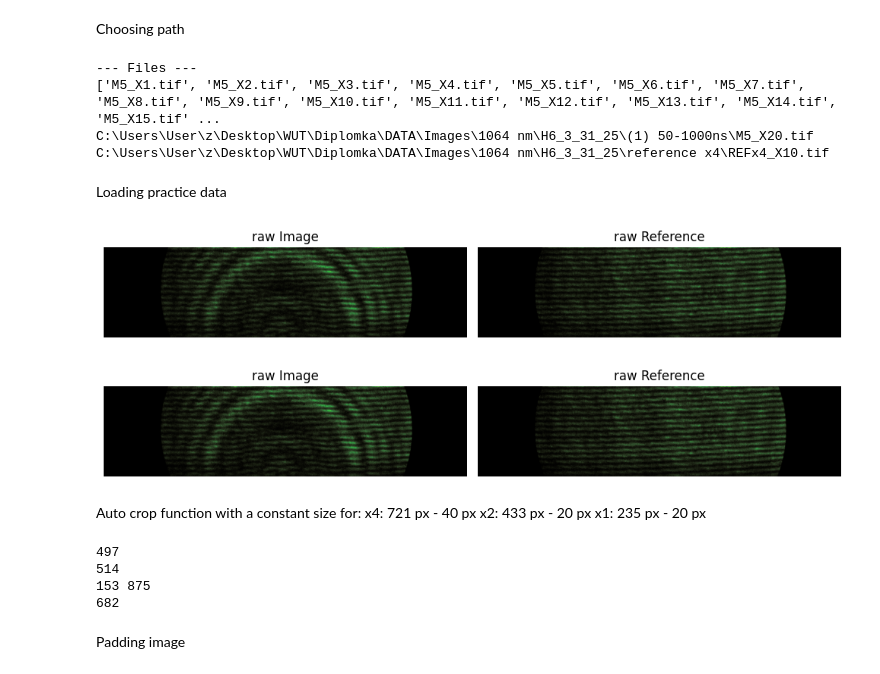
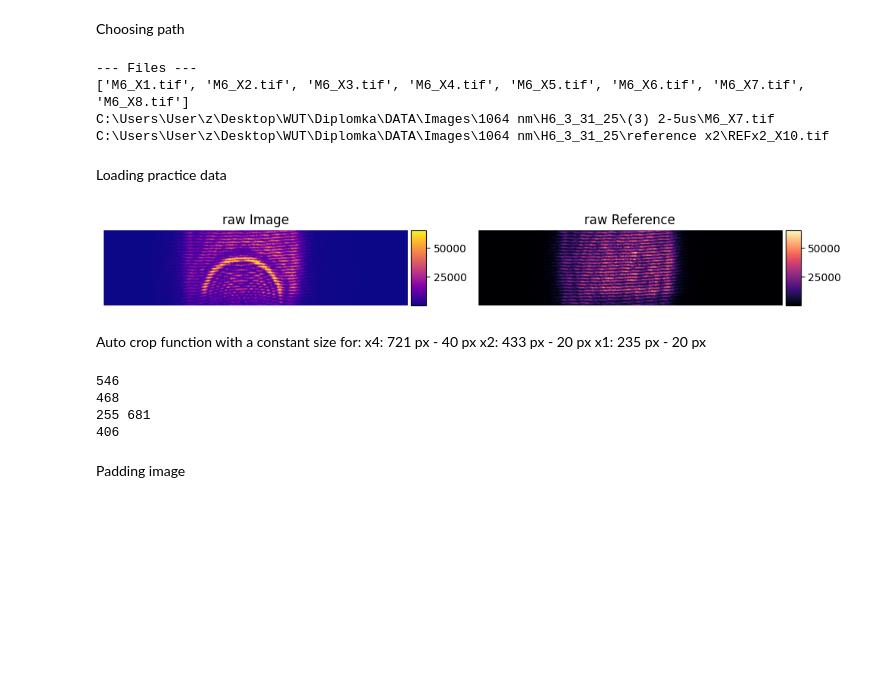
Before and after one commit to josef-codes/Abel-inversion, a Jupyter notebook: src/Phase_shift_extraction_automated.ipynb, the cells around one changed output. Saved outputs shown, nothing was run; the diff lists cells and outputs as text; code cells hidden in the pictures; blank space fills up the shorter version.

```diff
--- a/src/Phase_shift_extraction_automated.ipynb
+++ b/src/Phase_shift_extraction_automated.ipynb
@@ -67,16 +67,16 @@ print("--- Files ---")
 # path_img_files = os.path.join(path4, folders4[1])
 # path_ref_files = os.path.join(path, folders[1], folders2[1], folders3[9])
 
-path_img_files = constants.dir_1064_H6_1
-path_ref_files = constants.dir_1064_x4_H6
+path_img_files = constants.dir_1064_H6_3
+path_ref_files = constants.dir_1064_x2_H6
 
 files_img = global_utils.get_file_names(path_img_files)
 files_img = global_utils.filter_by_M_exact(
     files_img,
-    exact = 5
+    exact = 6
 )
 print(files_img)
-img_path = os.path.join(path_img_files, files_img[19]) #
+img_path = os.path.join(path_img_files, files_img[6]) #
 files_ref = global_utils.get_file_names(path_ref_files)
 ref_path = os.path.join(path_ref_files, files_ref[1]) #
 
@@ -95,21 +95,26 @@ print(img_path)
 print(ref_path)
 # %% [output]
 --- Files ---
-['M5_X1.tif', 'M5_X2.tif', 'M5_X3.tif', 'M5_X4.tif', 'M5_X5.tif', 'M5_X6.tif', 'M5_X7.tif', 'M5_X8.tif', 'M5_X9.tif', 'M5_X10.tif', 'M5_X11.tif', 'M5_X12.tif', 'M5_X13.tif', 'M5_X14.tif', 'M5_X15.tif' ...
-C:\Users\User\z\Desktop\WUT\Diplomka\DATA\Images\1064 nm\H6_3_31_25\(1) 50-1000ns\M5_X20.tif
-C:\Users\User\z\Desktop\WUT\Diplomka\DATA\Images\1064 nm\H6_3_31_25\reference x4\REFx4_X10.tif
+['M6_X1.tif', 'M6_X2.tif', 'M6_X3.tif', 'M6_X4.tif', 'M6_X5.tif', 'M6_X6.tif', 'M6_X7.tif', 'M6_X8.tif']
+C:\Users\User\z\Desktop\WUT\Diplomka\DATA\Images\1064 nm\H6_3_31_25\(3) 2-5us\M6_X7.tif
+C:\Users\User\z\Desktop\WUT\Diplomka\DATA\Images\1064 nm\H6_3_31_25\reference x2\REFx2_X10.tif
 # %% [markdown]
 Loading practice data
 # %%
 img = tiff.imread(img_path)
 ref = tiff.imread(ref_path)
 
 colormap = cmr.nuclear
-global_functions_im.plot_two_images(img, ref, title1='raw Image', title2='raw Reference',cmap=colormap)
+#global_functions_im.plot_two_images(img, ref, title1='raw Image', title2='raw Reference',cmap=colormap)
+fig = global_functions_im.plot_two_images(
+    img, ref, title1='raw Image', title2='raw Reference',
+    cmap1='plasma', cmap2='magma',
+    colorbar=True,
+    share_color_scale=False
+)
 # global_functions_im.plot_two_images(img, ref, title1='raw Image', title2='raw Reference',cmap=colormap)
 # %% [output]
-[figure, old version]
+[figure, new version]
-[figure, removed]
 # %% [markdown]
 Auto crop function with a constant size for:
 x4: 721 px - 40 px
@@ -131,7 +136,7 @@ print((l + r) // 2)
 print(l,r)
 # crop
 sx = (l + r) // 2
-wid = r - l - 40 # r - l - #px
+wid = r - l - 20 # r - l - #px
 print(wid)
 hei = img.shape[0]
 crop_img = functions_image_crop.crop_from_center(img, sx, wid, hei)
@@ -140,10 +145,10 @@ colormap = cmr.nuclear
 #
 # global_functions_im.plot_two_images(crop_img, crop_ref, title1='crop Image', title2='crop Reference',cmap=colormap)
 # %% [output]
-497
-514
-153 875
-682
+546
+468
+255 681
+406
 # %% [markdown]
 Padding image
 # %%
```
Also changed, not shown: parts of 11 cells of this notebook, 2 other files.
